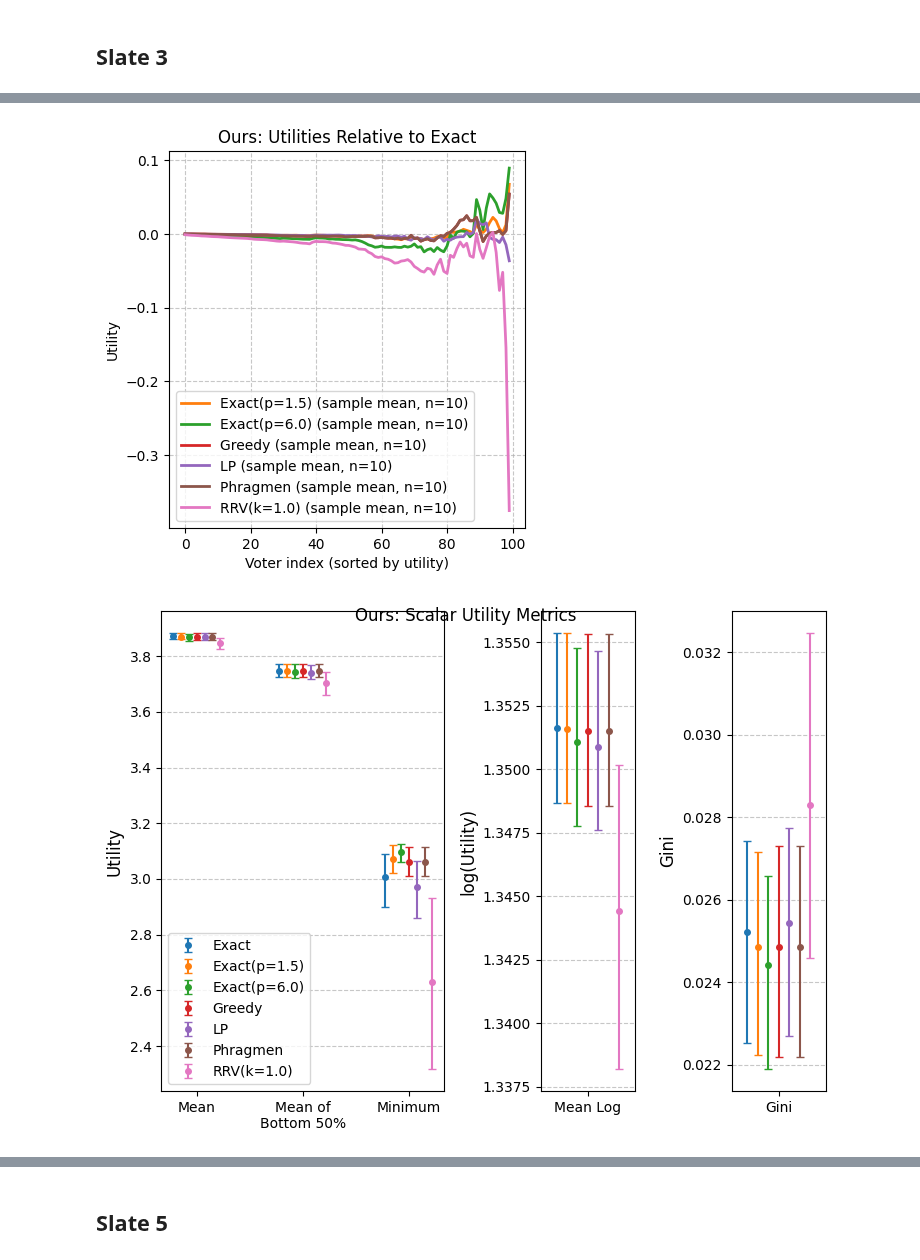
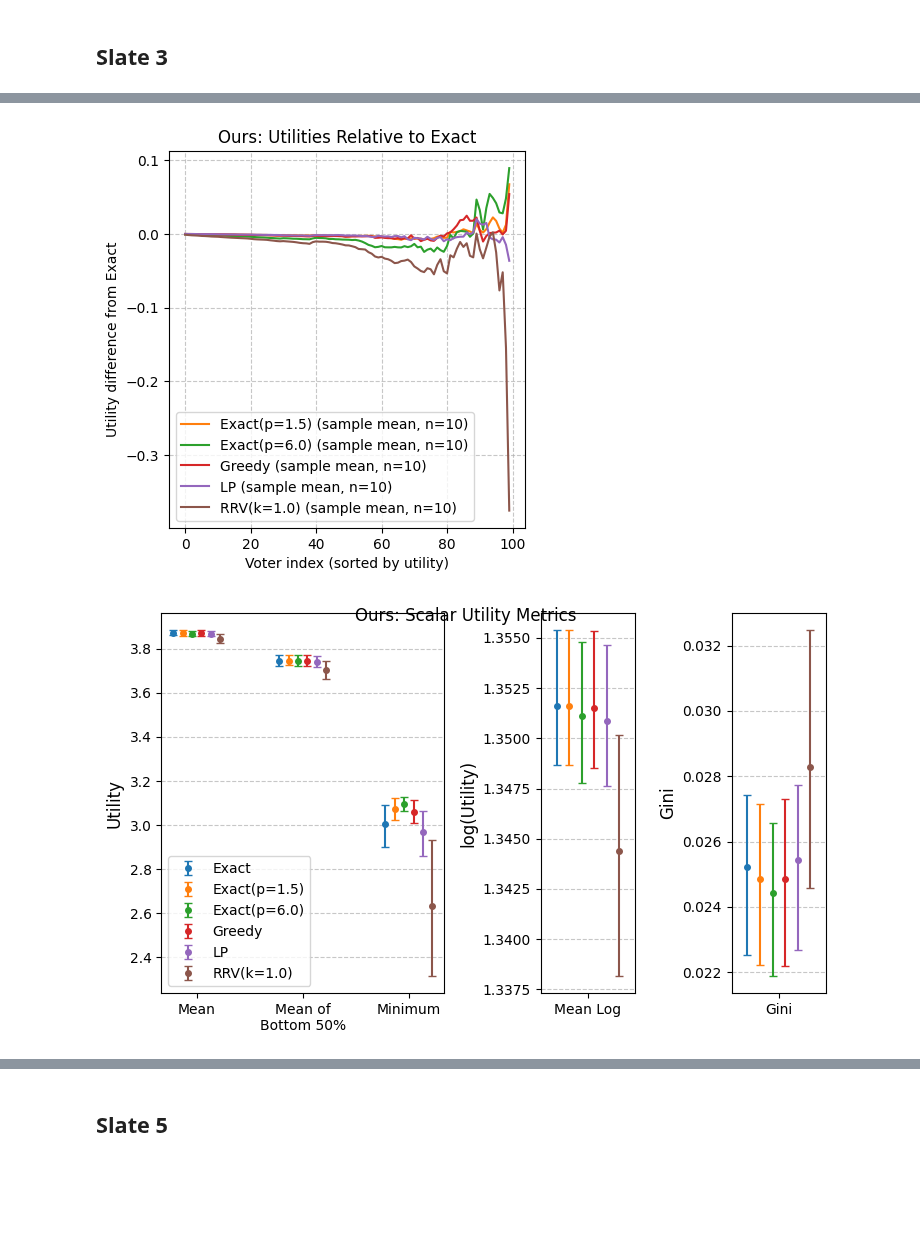
Before and after one commit to aaron-sandoval/generative_social_choice, a Jupyter notebook: generative_social_choice/plots/compare_voting_algs_on_chatbot_data.ipynb, the cells around one changed output, grey strips where cells are left out. Drawn from its saved outputs; the diff is of its cells as text; code cells hidden in the pictures; blank space fills up the shorter version.

Commit message:
Plot tweaks

```diff
--- a/generative_social_choice/plots/compare_voting_algs_on_chatbot_data.ipynb
+++ b/generative_social_choice/plots/compare_voting_algs_on_chatbot_data.ipynb
@@ -379,7 +379,7 @@ def create_all_plots(
     dataset_name: str = "",
     show_titles: bool = True,
     which_plots: Iterable[int] = {1, 2, 3, 4}
-) -> None:
+) -> list:
     """
     Create all plots for a given utilities dataframe.
 
@@ -387,6 +387,7 @@ def create_all_plots(
         utilities_for_line_plot: Filtered utilities DataFrame
         dataset_name: Optional name to include in plot titles
     """
+    return_figs = []
     # Plot 1: Sorted utility distributions
     if 1 in which_plots:
         fig = plot_sorted_utility_distributions(
@@ -397,6 +398,7 @@ def create_all_plots(
         ax.set_xlim([70, 100])
         if dataset_name and show_titles:
             ax.set_title(f"{dataset_name}: Sorted Utility Distributions")
+        return_figs.append(fig)
 
     # Plot 2: Sorted utility CIs (without confidence intervals)
     if 2 in which_plots:
@@ -411,7 +413,7 @@ def create_all_plots(
                     f.suptitle(f"{dataset_name}: Sorted Utility CIs")
             else:
                 figs.suptitle(f"{dataset_name}: Sorted Utility CIs")
-
+        return_figs.extend(figs)
     # Plot 3: Utilities relative to Exact
     if 3 in which_plots:
         sorted_utilities_relative_to_exact = compute_utilities_relative_to_exact(
@@ -423,12 +425,13 @@ def create_all_plots(
             confidence_level=0.95,
             do_CI=False,
             do_sort=False,
+            ylabel="Utility difference from Exact",
             colors=DEFAULT_COLORS[1:]
         )
         ax1 = plt.gca()
         if dataset_name and show_titles:
             ax1.set_title(f"{dataset_name}: Utilities Relative to Exact")
-
+        return_figs.append(fig1)
     # Plot 4: Scalar utility metrics with confidence intervals
     if 4 in which_plots:
         # Calculate scalar metrics (columns are scenarios, rows are metrics)
@@ -463,7 +466,7 @@ def create_all_plots(
             bar_index_level=0,
             y_label="Utility",
             legend_loc="lower left",
-            fig_size=(7.5, 5.5),
+            fig_size=(7.5, 4.5),
             secondary_axis_df=log_metric,
             secondary_y_label="log(Utility)",
             tertiary_axis_df=gini_metric,
@@ -471,6 +474,9 @@ def create_all_plots(
         )
         if dataset_name and show_titles:
             fig2.suptitle(f"{dataset_name}: Scalar Utility Metrics")
+        return_figs.append(fig2)
+
+    return return_figs
 # %%
 def vote_baseline_and_ours(
     algs: Sequence[VotingAlgorithm],
@@ -535,9 +541,11 @@ def create_all_plots_from_utilities(
         axis=1
     )
 
-    create_all_plots(utilities_for_line_plot_ours, dataset_name="Ours", show_titles=show_titles, which_plots=which_plots)
-    create_all_plots(utilities_for_line_plot_baseline, dataset_name="Baseline", show_titles=show_titles, which_plots=which_plots)
-    create_all_plots(utilities_for_line_plot_combined, dataset_name="Combined", show_titles=show_titles, which_plots=which_plots)
+    our_plots = create_all_plots(utilities_for_line_plot_ours, dataset_name="Ours", show_titles=show_titles, which_plots=which_plots)
+    baseline_plots = create_all_plots(utilities_for_line_plot_baseline, dataset_name="Baseline", show_titles=show_titles, which_plots=which_plots)
+    combined_plots = create_all_plots(utilities_for_line_plot_combined, dataset_name="Combined", show_titles=show_titles, which_plots=which_plots)
+
+    return *our_plots, *baseline_plots, *combined_plots
 # %% [markdown]
 # Script
 # %%
@@ -565,7 +569,7 @@ voting_algorithms_to_test = (
 ALGOS_TO_PLOT = list(voting_algorithms_to_test)
 # ALGOS_TO_PLOT.remove(ExactTotalUtilityMaximizationBruteSearch(utility_transform=GeometricTransformation(p=6.0)))
 # ALGOS_TO_PLOT.remove(ExactTotalUtilityMaximization(utility_transform=GeometricTransformation(p=6.0)))
-# ALGOS_TO_PLOT.remove(SequentialPhragmenMinimax(load_magnitude_method="marginal_slate", clear_reassigned_loads=False, redistribute_defected_candidate_loads=False))
+ALGOS_TO_PLOT.remove(SequentialPhragmenMinimax(load_magnitude_method="marginal_slate", clear_reassigned_loads=False, redistribute_defected_candidate_loads=False))
 WHICH_PLOTS = {3,4}
 # %% [markdown]
 ## Slate 3
@@ -579,6 +585,6 @@ slate3_utilities_ours, slate3_utilities_baseline = vote_baseline_and_ours(
 # %%
 
-create_all_plots_from_utilities(slate3_utilities_ours, slate3_utilities_baseline, algs=ALGOS_TO_PLOT, which_plots=WHICH_PLOTS)
+figs = create_all_plots_from_utilities(slate3_utilities_ours, slate3_utilities_baseline, algs=ALGOS_TO_PLOT, which_plots=WHICH_PLOTS)
 # %% [output]
-[figure, old version]
+[figure, new version]
-[figure, old version]
+[figure, new version]
```
Also changed, not shown: parts of 3 cells of this notebook, 1 other file.
